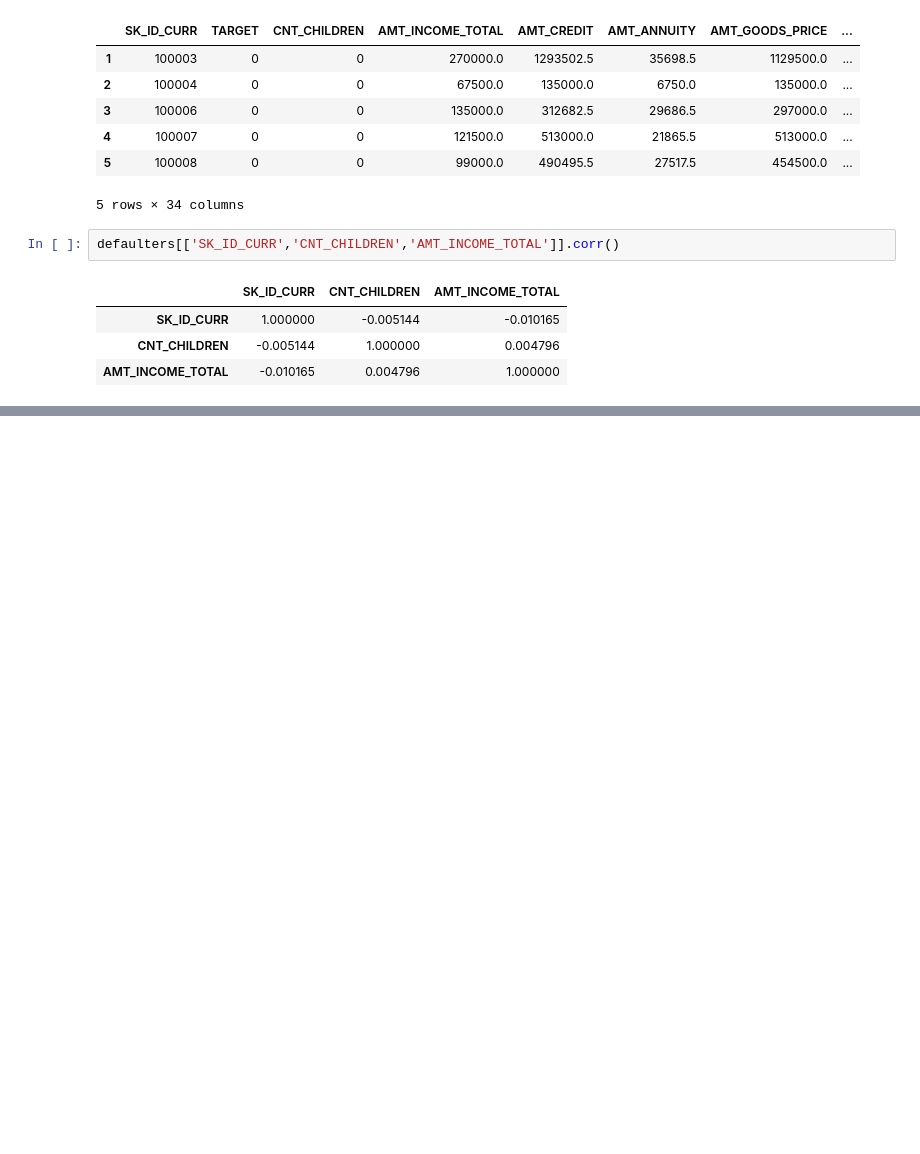
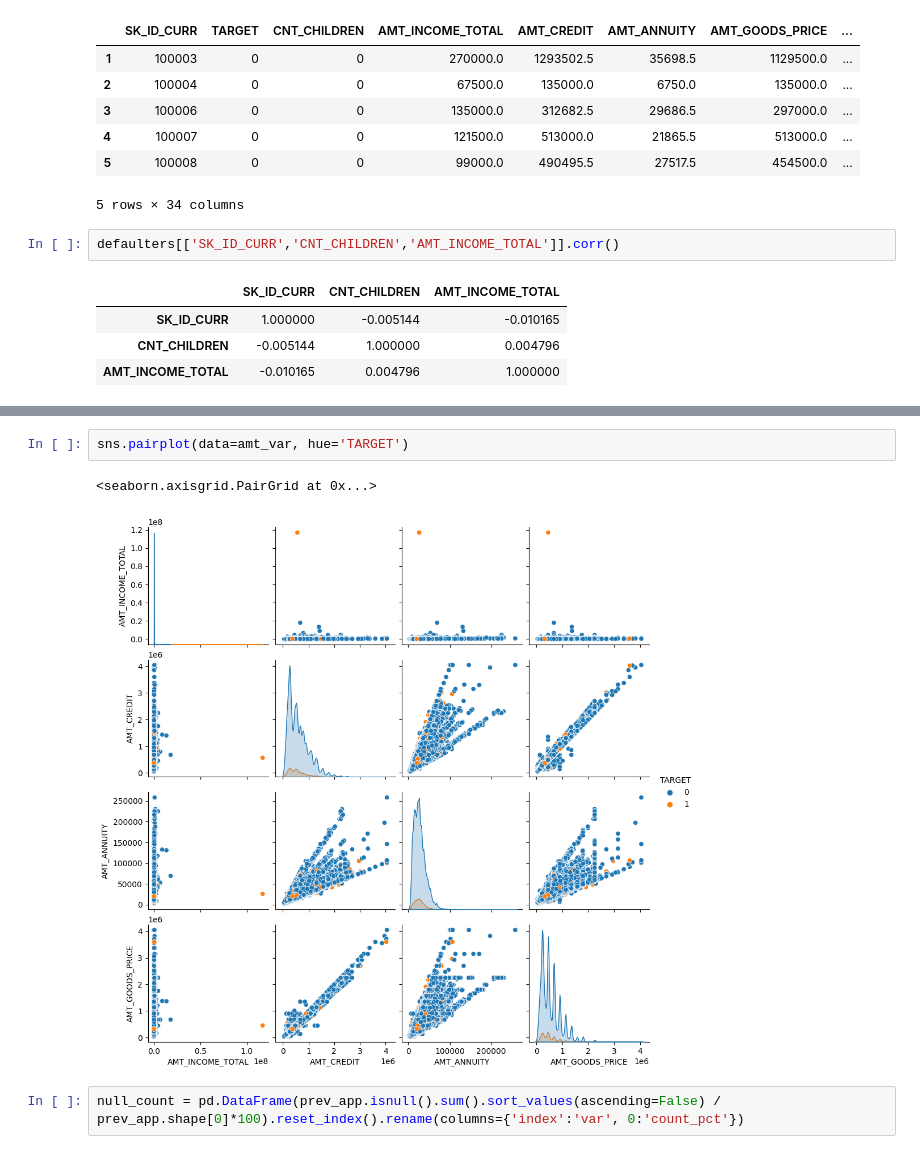
Before and after one commit to sudama-inc/EDA-with-Pandas-and-Numpy, a Jupyter notebook: Exploratory_Data_Analysis_(EDA)_with_Pandas_and_Numpy.ipynb, the cells around one changed output, grey strips where cells are left out. Drawn from its saved outputs; the diff is of its cells as text; blank space fills up the shorter version.

```diff
--- a/Exploratory_Data_Analysis_(EDA)_with_Pandas_and_Numpy.ipynb
+++ b/Exploratory_Data_Analysis_(EDA)_with_Pandas_and_Numpy.ipynb
@@ -671,0 +718,7 @@ defaulter_corr
+# %%
+sns.pairplot(data=amt_var, hue='TARGET')
+# %% [output]
+<seaborn.axisgrid.PairGrid at 0x...>
+[figure, added]
+# %%
+null_count = pd.DataFrame(prev_app.isnull().sum().sort_values(ascending=False) / prev_app.shape[0]*100).reset_index().rename(columns={'index':'var', 0:'count_pct'})
```
Also changed, not shown: parts of 38 cells of this notebook.
